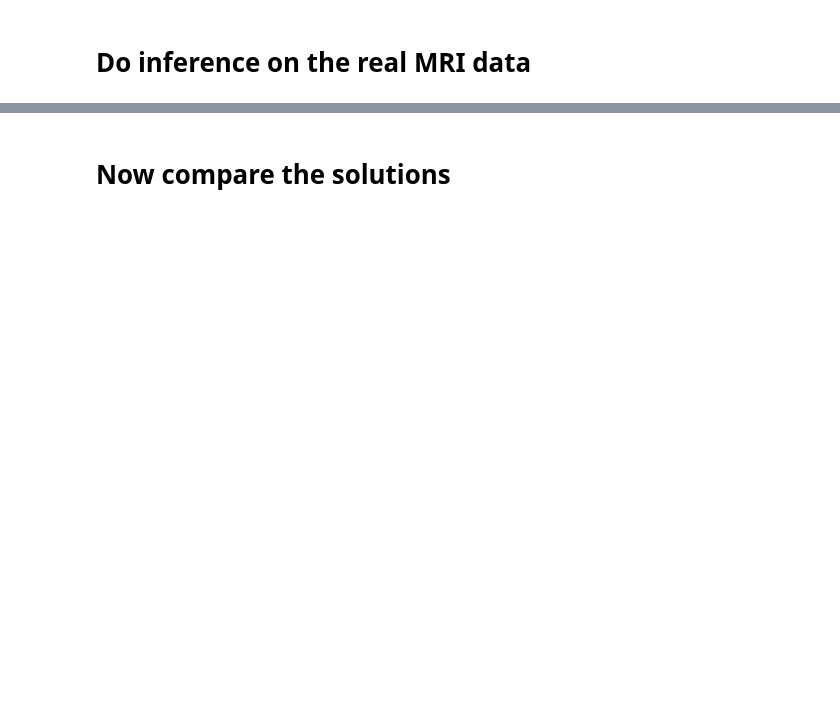
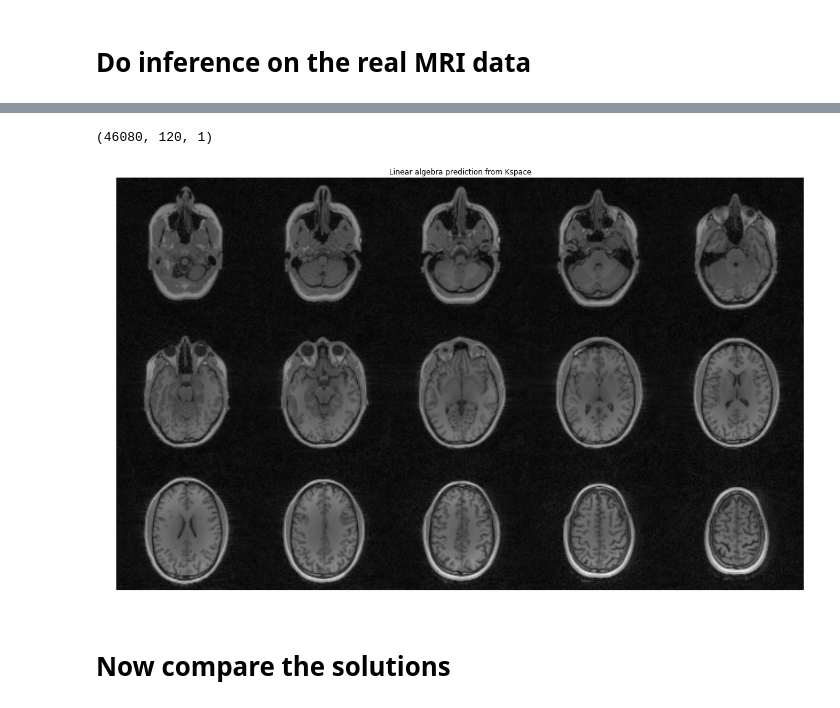
Before and after one commit to kmjohnson3/ML4MI_BootCamp, a Jupyter notebook: ImageReconstruction/CoLab_AutoMap_Recon.ipynb, the cells around one changed output, grey strips where cells are left out. Saved outputs shown, nothing was run; the diff lists cells and outputs as text; code cells hidden in the pictures; blank space fills up the shorter version.

```diff
--- a/ImageReconstruction/CoLab_AutoMap_Recon.ipynb
+++ b/ImageReconstruction/CoLab_AutoMap_Recon.ipynb
@@ -516,27 +568,29 @@ plt.show()
 # %%
-# Reshape for matrix multiple
-x_mri_for_LA = np.reshape(x_mri,(-1,32))
-x_mri_for_LA = x_mri_for_LA[:,sampling_mask]
-x_mri_for_LA = np.transpose(x_mri_for_LA)
-
+# Subsample kspace and convert to channels
+kspace_mri2 = kspace_mri[:,:,:,sampling_mask]
+kspace_mri2 = np.reshape(kspace_mri2,(-1,number_phase_encodes))
+kspace_mri2 = np.expand_dims(kspace_mri2,-1)
+print(kspace_mri2.shape)
 
 # Also do for Least squares estimate
-y_mri_LA = np.transpose(np.matmul(EiEh,x_mri_for_LA))
-y_mri_LA = np.fliplr( y_mri_LA )
-y_mri_LA = np.reshape( y_mri_LA,(15,48,256,32))
+image_LA = np.matmul(EiEh,kspace_mri2)
+image_LA = np.reshape(image_LA,(coils,slices,N,N))
 
 # do sum of squares to average coils (detectors)
-y_mri_LA = np.sum(abs(y_mri_LA),axis=1)
-y_mri_LA = np.sqrt(y_mri_LA)
+image_LA = np.sum(abs(image_LA),axis=0)
+image_LA = np.sqrt(image_LA)
 
 # Make a montage (there are other options)
-plot_image = montage( y_mri_LA[:,64:192,:])
+plot_image = montage( image_LA[8::2,:,:])
 
 # Show the image
 plt.figure(figsize=(20,20))
-plt.imshow(plot_image,aspect=1/3,interpolation='bilinear',cmap='gray')
+plt.imshow(plot_image,aspect=1,interpolation='bilinear',cmap='gray')
 plt.axis('off')
 plt.title('Linear algebra prediction from Kspace')
 plt.show()
+# %% [output]
+(46080, 120, 1)
+[figure, added]
 # %% [markdown]
 # Now compare the solutions
```
Also changed, not shown: parts of 16 cells of this notebook.
